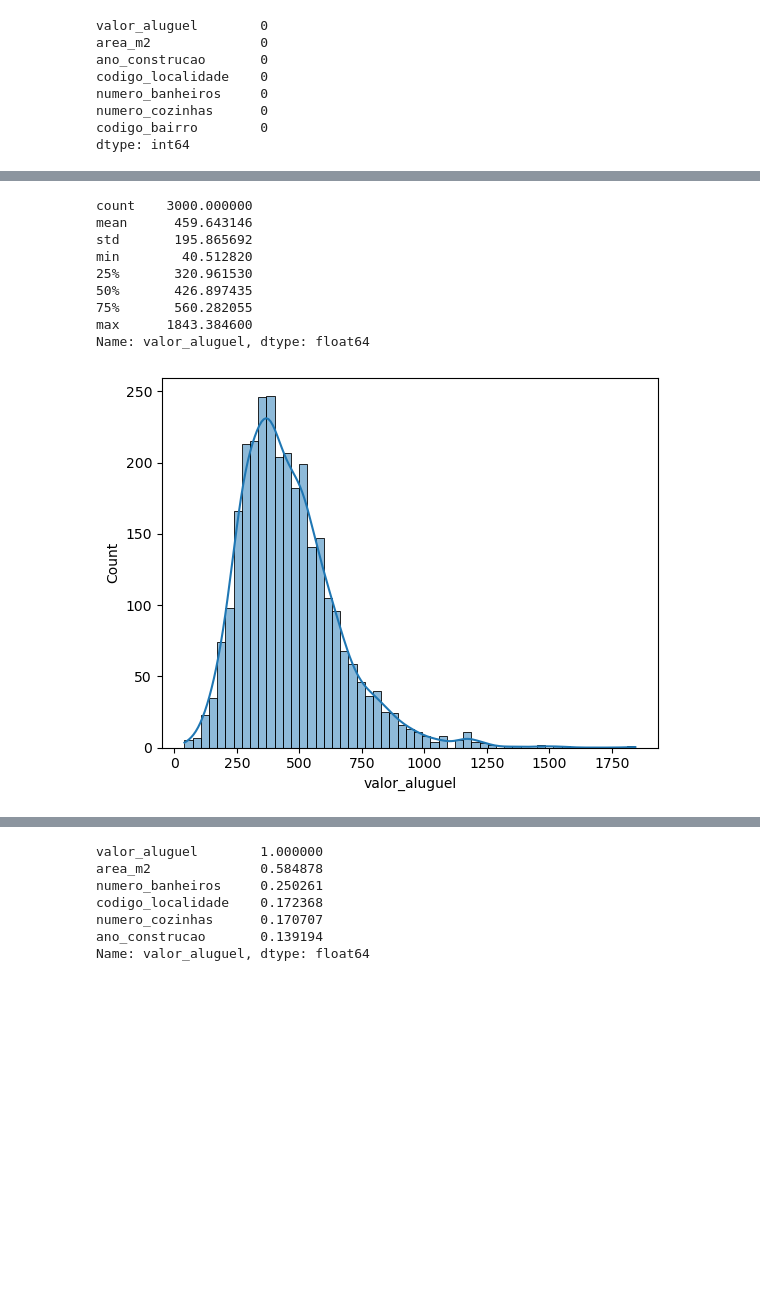
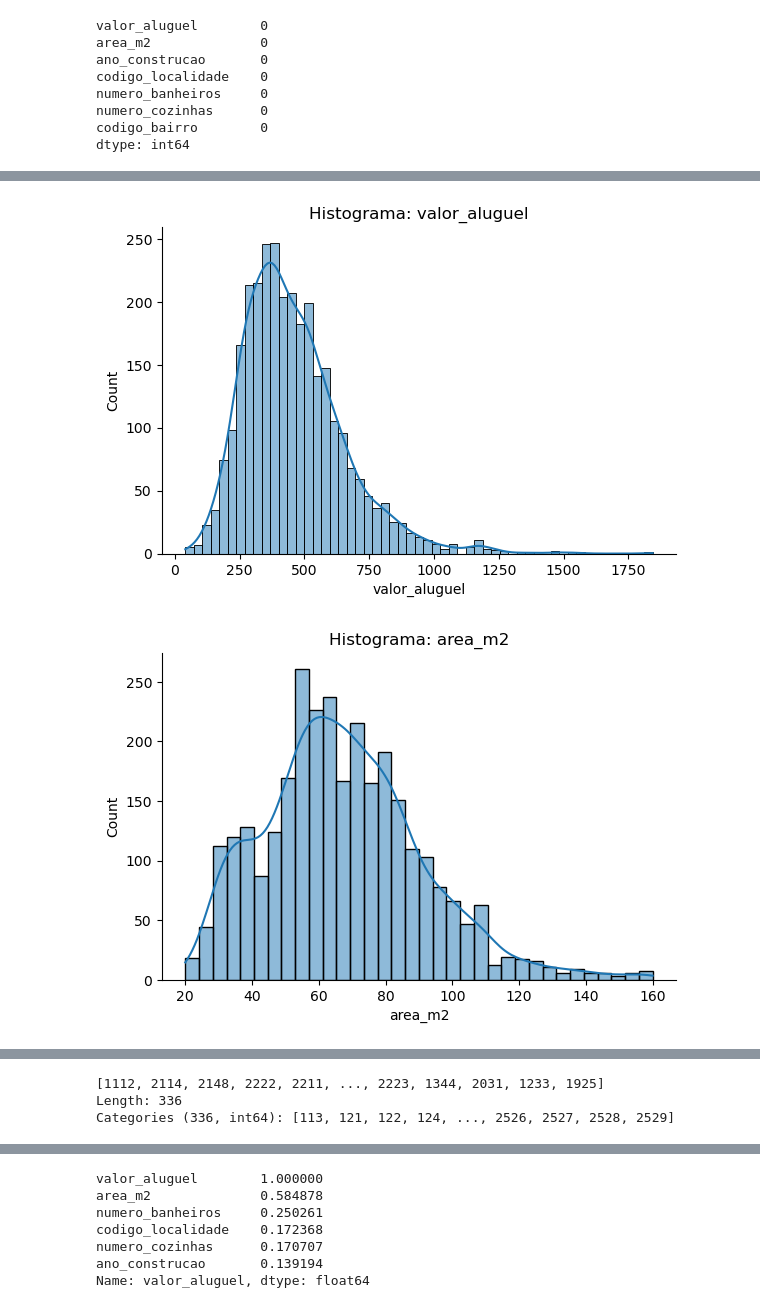
Before and after one commit to prisciladalepiane/data_sci_py, a Jupyter notebook: Conceitos/14-Estatística_Descritiva.ipynb, the cells around one changed output, grey strips where cells are left out. Drawn from its saved outputs; the diff is of its cells as text; code cells hidden in the pictures; blank space fills up the shorter version.

```diff
--- a/Conceitos/14-Estatística_Descritiva.ipynb
+++ b/Conceitos/14-Estatística_Descritiva.ipynb
@@ -44,6 +44,7 @@ memory usage: 164.2 KB
 # %%
 # Transfirmando codigo de bairro para categórico
 df['codigo_bairro'] = df['codigo_bairro'].astype('category')
+df['codigo_localidade'] = df['codigo_localidade'].astype('category')
 # %%
 # Verificar se há valores nulos
 df.isnull().sum()
@@ -72,19 +69,12 @@ df.describe()
-# %%
-# Resumo do valor de aluguel
-df['valor_aluguel'].describe()
-# %% [output]
-count    3000.000000
-mean      459.643146
-std       195.865692
-min        40.512820
-25%       320.961530
-50%       426.897435
-75%       560.282055
-max      1843.384600
-Name: valor_aluguel, dtype: float64
-# %%
-sns.histplot(data = df, x = 'valor_aluguel',
-              kde = True)
-plt.show()
-# %% [output]
-[figure, removed]
+# %%
+cols = df.describe().round(1).columns
+# %%
+
+# Plotar com displot em grid
+for col in cols:
+    sns.displot(data=df, x=col, kde=True, height=4, aspect=1.5)
+    plt.title(f'Histograma: {col}')
+    plt.show()
+# %% [output]
+[figure, added]
+[figure, added]
@@ -90,0 +84,6 @@ plt.show()
+# %%
+df['codigo_bairro'].unique()
+# %% [output]
+[1112, 2114, 2148, 2222, 2211, ..., 2223, 1344, 2031, 1233, 1925]
+Length: 336
+Categories (336, int64): [113, 121, 122, 124, ..., 2526, 2527, 2528, 2529]
```
Also changed, not shown: parts of 5 cells of this notebook.
